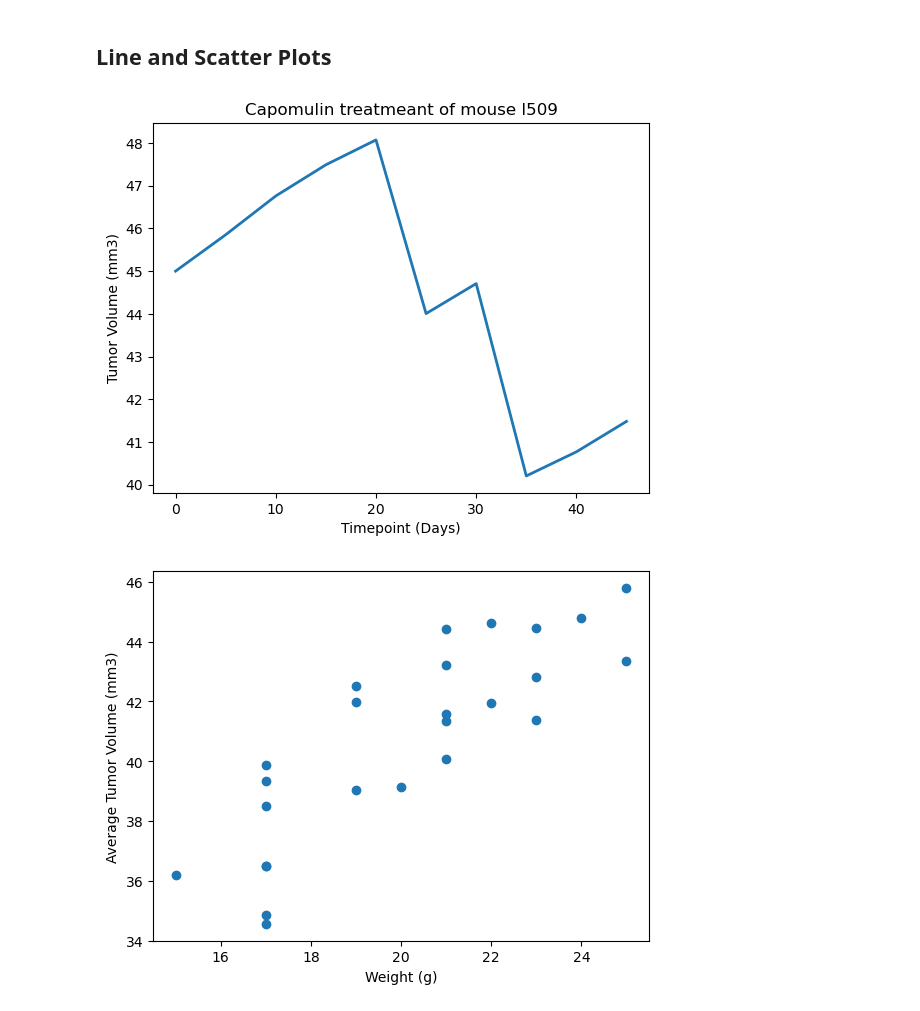
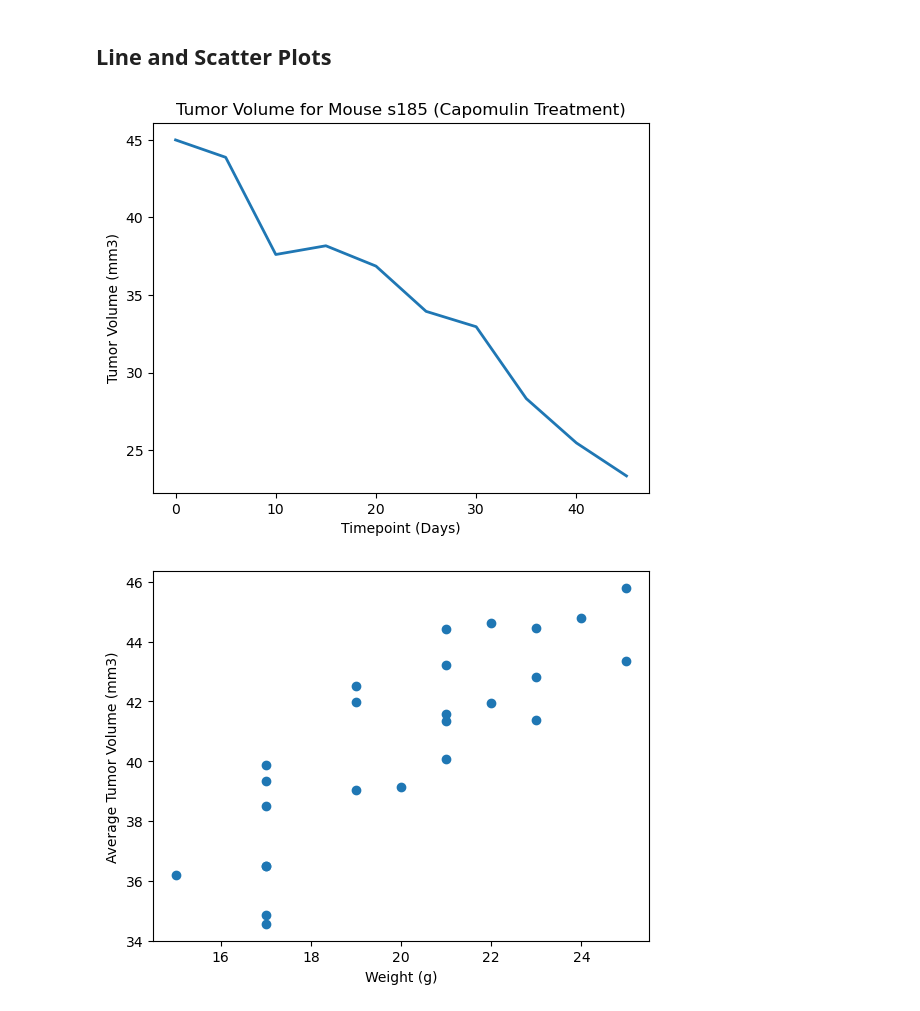
Before and after one commit to zwblank/mod5-challenge, a Jupyter notebook: Pymaceuticals/pymaceuticals_starter.ipynb, the cells around one changed output. Drawn from its saved outputs; the diff is of its cells as text; code cells hidden in the pictures.

```diff
--- a/Pymaceuticals/pymaceuticals_starter.ipynb
+++ b/Pymaceuticals/pymaceuticals_starter.ipynb
@@ -322,23 +307,22 @@ plt.show()
 ## Line and Scatter Plots
 # %%
 # Generate a line plot of tumor volume vs. time point for a single mouse treated with Capomulin
-# created a dataframe with specific mouse using the .loc() function and a boolean to find l509 data
-line_df = clean_mouse_data.loc[clean_mouse_data["Mouse ID"] == "l509",:]
-line_df
+# Created a dataframe with specific mouse using the .loc() function and a boolean to find s185 data
+line_df = clean_mouse_data.loc[clean_mouse_data["Mouse ID"] == "s185",:]
+
 # defined the x axis list by calling the timepoints from the l509 dataframe
-x_axisTP = line_df["Timepoint"]
+timpoint_x = line_df["Timepoint"]
 # defined the y axis or tumor size list by calling the tumor size from the dataframe
-tumsiz = line_df["Tumor Volume (mm3)"]
+tumor_size_y = line_df["Tumor Volume (mm3)"]
 
-plt.title('Capomulin treatmeant of mouse l509') # created title
-# the plot function plt.plot() with x and y values and customizations
-plt.plot(x_axisTP, tumsiz,linewidth=2, markersize=12)
+plt.title('Tumor Volume for Mouse s185 (Capomulin Treatment)')
+
+# Plotted the newly established timepoint_x and tumor_size_y for x and y axis
+plt.plot(timpoint_x, tumor_size_y,linewidth=2, markersize=12)
 plt.xlabel('Timepoint (Days)')
 plt.ylabel('Tumor Volume (mm3)')
-
-plt.savefig('linechart')
 plt.show()
 # %% [output]
-[figure, old version]
+[figure, new version]
 # %%
 # Generate a scatter plot of mouse weight vs. the average observed tumor volume for the entire Capomulin regimen
```
Also changed, not shown: parts of 6 cells of this notebook, 5 other files.
